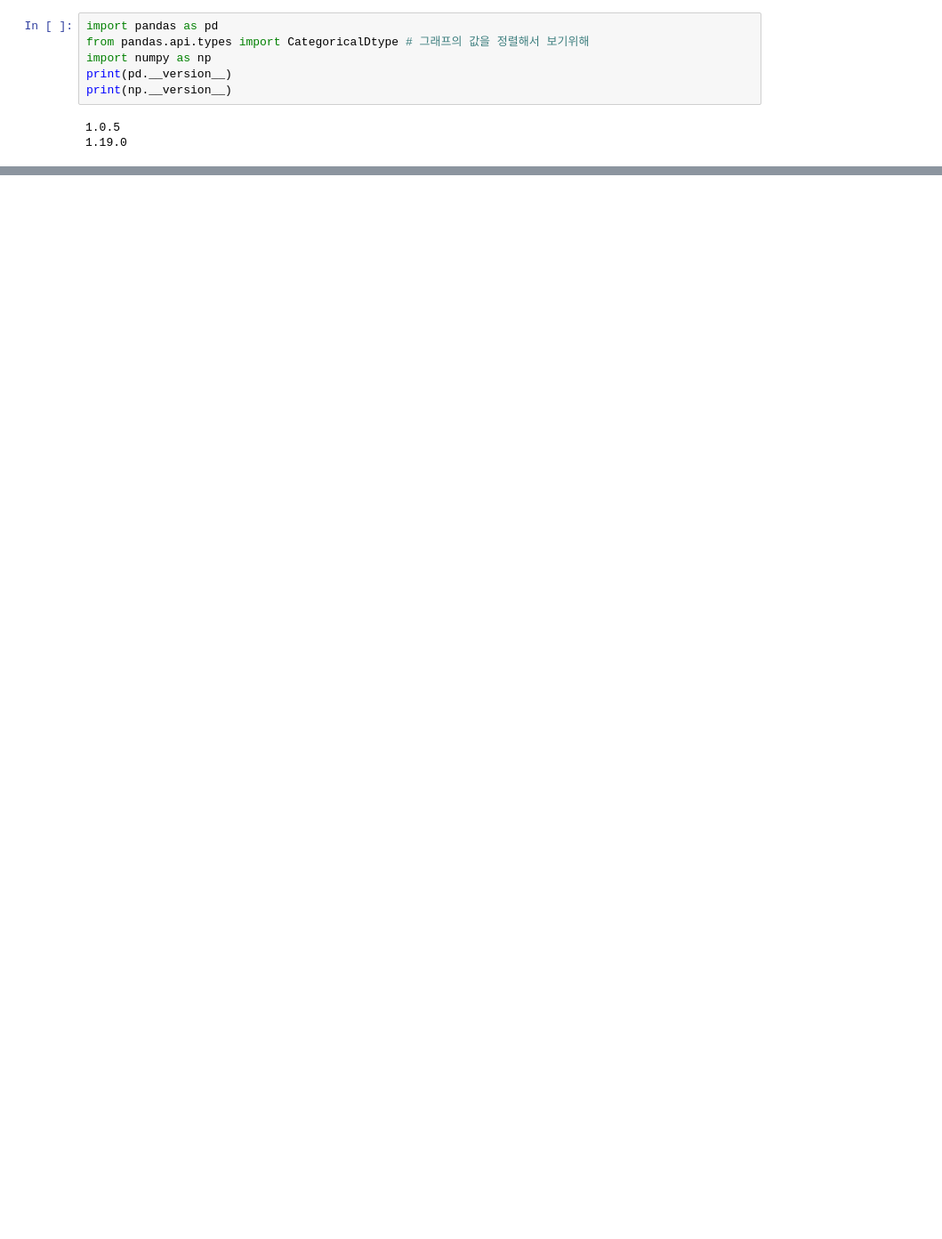
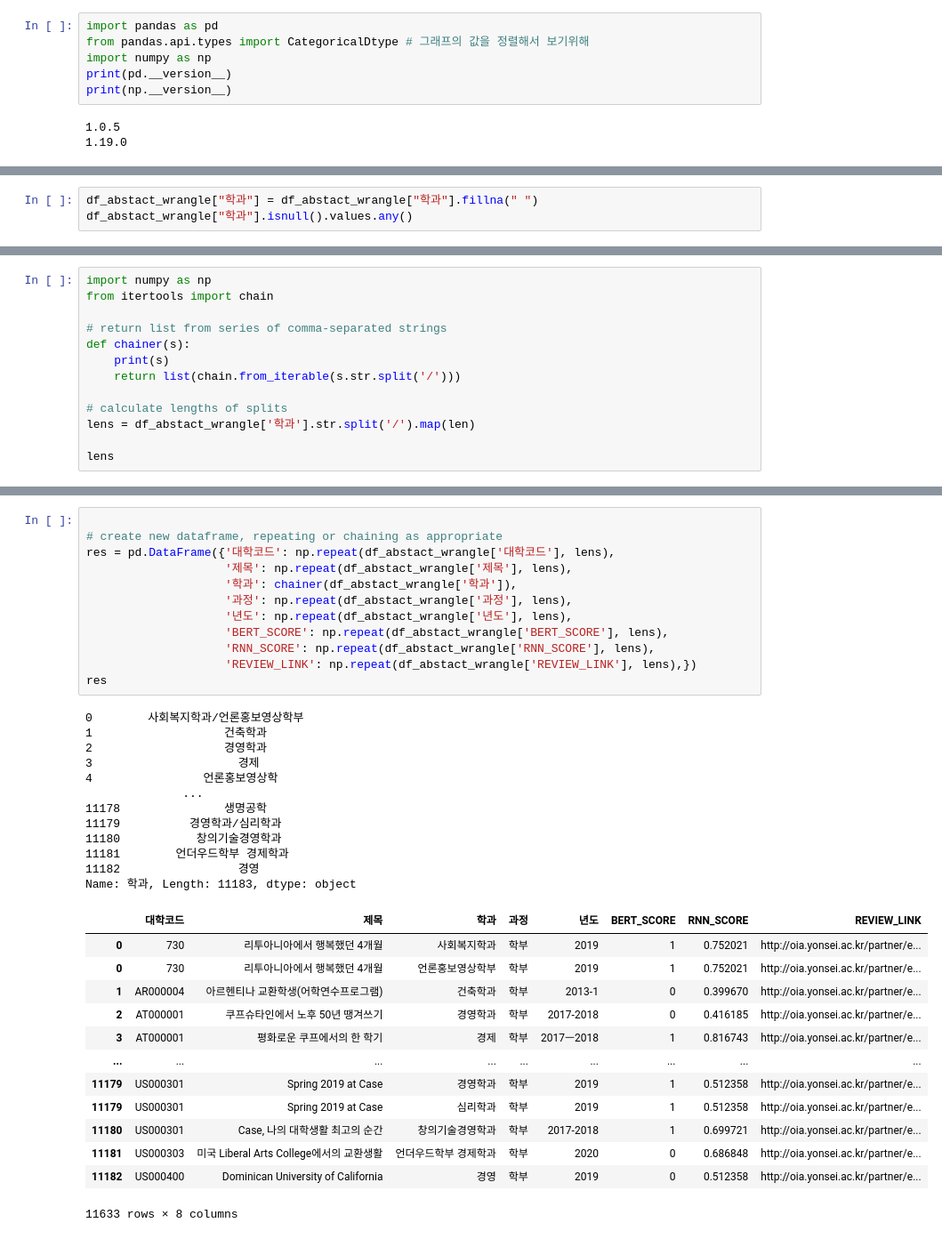
Before and after one commit to snoop2head/yonsei-exchange-program, a Jupyter notebook: cluster_departments.ipynb, the cells around one changed output, grey strips where cells are left out. Shown at 89% size. Cells and saved outputs as stored; diff of their text form; blank space fills up the shorter version.

```diff
--- a/cluster_departments.ipynb
+++ b/cluster_departments.ipynb
@@ -24,0 +25,3 @@ print(departments, len(departments))
+# %%
+df_abstact_wrangle["학과"] = df_abstact_wrangle["학과"].fillna(" ")
+df_abstact_wrangle["학과"].isnull().values.any()
@@ -24,0 +30,13 @@ print(departments, len(departments))
+# %%
+import numpy as np
+from itertools import chain
+
+# return list from series of comma-separated strings
+def chainer(s):
+    print(s)
+    return list(chain.from_iterable(s.str.split('/')))
+
+# calculate lengths of splits
+lens = df_abstact_wrangle['학과'].str.split('/').map(len)
+
+lens
@@ -24,0 +56,38 @@ print(departments, len(departments))
+# %%
+
+# create new dataframe, repeating or chaining as appropriate
+res = pd.DataFrame({'대학코드': np.repeat(df_abstact_wrangle['대학코드'], lens),
+                    '제목': np.repeat(df_abstact_wrangle['제목'], lens),
+                    '학과': chainer(df_abstact_wrangle['학과']),
+                    '과정': np.repeat(df_abstact_wrangle['과정'], lens),
+                    '년도': np.repeat(df_abstact_wrangle['년도'], lens),
+                    'BERT_SCORE': np.repeat(df_abstact_wrangle['BERT_SCORE'], lens),
+                    'RNN_SCORE': np.repeat(df_abstact_wrangle['RNN_SCORE'], lens),
+                    'REVIEW_LINK': np.repeat(df_abstact_wrangle['REVIEW_LINK'], lens),})
+res
+# %% [output]
+0        사회복지학과/언론홍보영상학부
+1                   건축학과
+2                   경영학과
+3                     경제
+4                언론홍보영상학
+              ...
+11178               생명공학
+11179          경영학과/심리학과
+11180           창의기술경영학과
+11181        언더우드학부 경제학과
+11182                 경영
+Name: 학과, Length: 11183, dtype: object
+|  | 대학코드 | 제목 | 학과 | 과정 | 년도 | BERT_SCORE | RNN_SCORE | REVIEW_LINK |
+| 0 | 730 | 리투아니아에서 행복했던 4개월 | 사회복지학과 | 학부 | 2019 | 1 | 0.752021 | http://oia.yonsei.ac.kr/partner/e... |
+| 0 | 730 | 리투아니아에서 행복했던 4개월 | 언론홍보영상학부 | 학부 | 2019 | 1 | 0.752021 | http://oia.yonsei.ac.kr/partner/e... |
+| 1 | AR000004 | 아르헨티나 교환학생(어학연수프로그램) | 건축학과 | 학부 | 2013-1 | 0 | 0.399670 | http://oia.yonsei.ac.kr/partner/e... |
+| 2 | AT000001 | 쿠프슈타인에서 노후 50년 땡겨쓰기 | 경영학과 | 학부 | 2017-2018 | 0 | 0.416185 | http://oia.yonsei.ac.kr/partner/e... |
+| 3 | AT000001 | 평화로운 쿠프에서의 한 학기 | 경제 | 학부 | 2017ㅡ2018 | 1 | 0.816743 | http://oia.yonsei.ac.kr/partner/e... |
+| ... | ... | ... | ... | ... | ... | ... | ... | ... |
+| 11179 | US000301 | Spring 2019 at Case | 경영학과 | 학부 | 2019 | 1 | 0.512358 | http://oia.yonsei.ac.kr/partner/e... |
+| 11179 | US000301 | Spring 2019 at Case | 심리학과 | 학부 | 2019 | 1 | 0.512358 | http://oia.yonsei.ac.kr/partner/e... |
+| 11180 | US000301 | Case, 나의 대학생활 최고의 순간 | 창의기술경영학과 | 학부 | 2017-2018 | 1 | 0.699721 | http://oia.yonsei.ac.kr/partner/e... |
+| 11181 | US000303 | 미국 Liberal Arts College에서의 교환생활 | 언더우드학부 경제학과 | 학부 | 2020 | 0 | 0.686848 | http://oia.yonsei.ac.kr/partner/e... |
+| 11182 | US000400 | Dominican University of California | 경영 | 학부 | 2019 | 0 | 0.512358 | http://oia.yonsei.ac.kr/partner/e... |
+11633 rows × 8 columns
```
Also changed, not shown: parts of 6 cells of this notebook.
